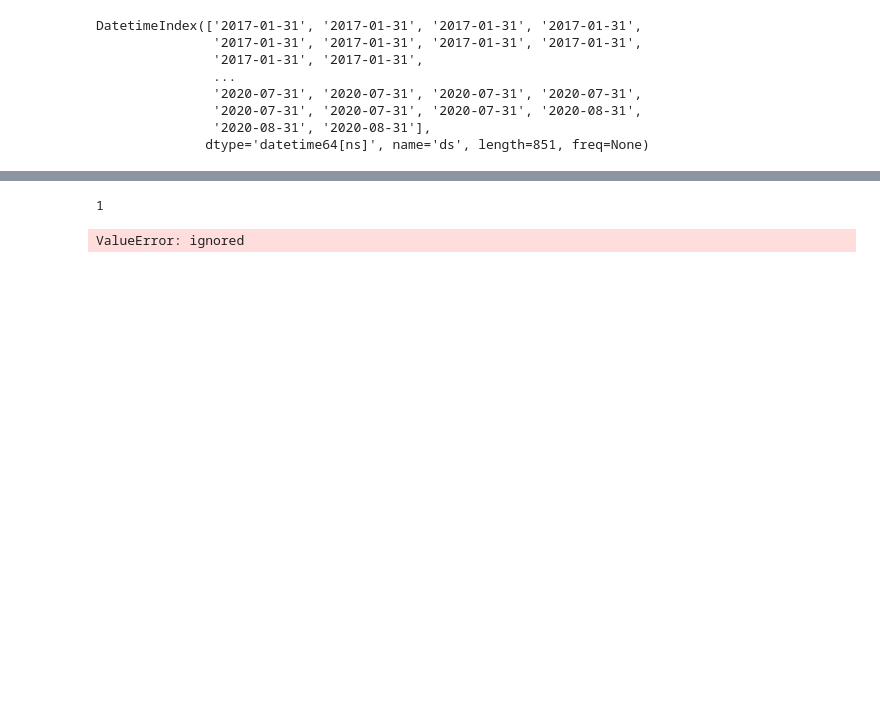
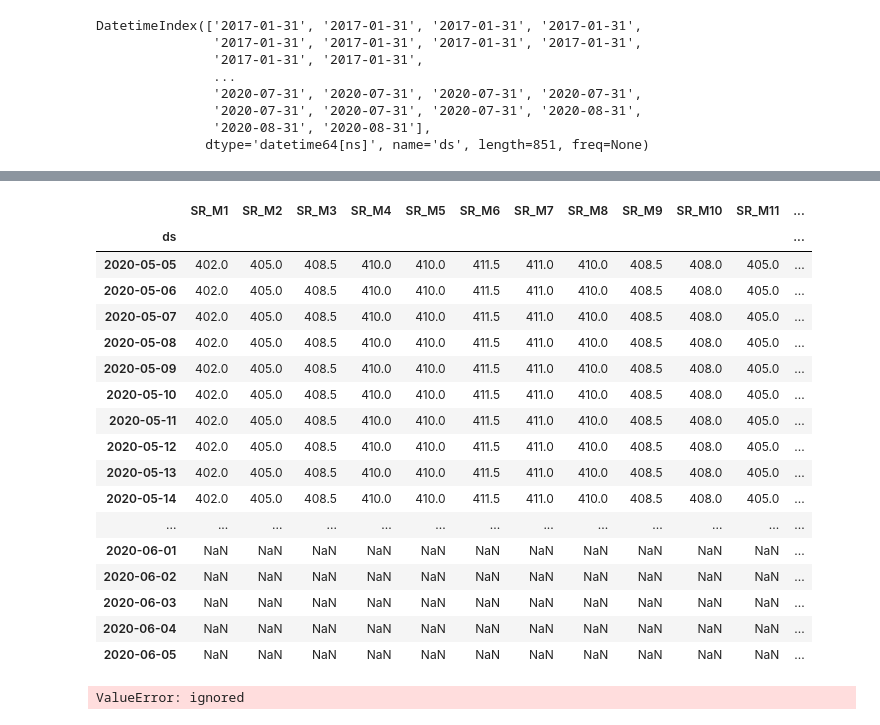
Before and after one commit to MateoPeri/steel-scrap-predictor, a Jupyter notebook: Steel Scrap Predictor.ipynb, the cells around one changed output, grey strips where cells are left out. Drawn from its saved outputs; the diff is of its cells as text; code cells hidden in the pictures; blank space fills up the shorter version.

```diff
--- a/Steel Scrap Predictor.ipynb
+++ b/Steel Scrap Predictor.ipynb
@@ -267,14 +269,29 @@ future.groupby([future.index.month]).first()
 
 def fill_future(d, end):
   d = d.copy()
-  d2 = d.loc[d.index > end]
-  for m in d.index.to_period('M').to_timestamp('M'):
-    print(m)
-  #for m in d2.resample('M').count():
-  #  print(m)
+  d2 = d.loc[d.index > end].copy()
+  last = d.loc[end]
+  for n, m in list(d2.groupby([d2.index.month])):
+    print('Month', n)
+    diff = n - end.month
+    print('Diff', diff)
+    if diff == 0:
+      m = last
+    elif diff <= 15:
+      m = d.loc[end, 'M'+diff]
+    else:
+      raise ValueError('Trying to predict more than 15 months!')
+      return
+
+    print(d2.loc[d2.index.month == n, :].head())
+    d2.loc[d2.index.month == n, :] = m[d2.columns].values
+    print(d2.loc[d2.index.month == n].head())
+
+    break
   d.loc[d.index > end] = d2
   return d
 
-fill_future(future, df_pred.ds.values[-1])
-1
+full_future = fill_future(future, df_pred.ds.iloc[-1])
+
+full_future.tail(91).head(32)
 # %% [output]
@@ -298,4 +318,21 @@ fill_future(future, df_pred.ds.values[-1])
-1
+|  | SR_M1 | SR_M2 | SR_M3 | SR_M4 | SR_M5 | SR_M6 | SR_M7 | SR_M8 | SR_M9 | SR_M10 | SR_M11 | ... |
+| ds |  |  |  |  |  |  |  |  |  |  |  | ... |
+| 2020-05-05 | 402.0 | 405.0 | 408.5 | 410.0 | 410.0 | 411.5 | 411.0 | 410.0 | 408.5 | 408.0 | 405.0 | ... |
+| 2020-05-06 | 402.0 | 405.0 | 408.5 | 410.0 | 410.0 | 411.5 | 411.0 | 410.0 | 408.5 | 408.0 | 405.0 | ... |
+| 2020-05-07 | 402.0 | 405.0 | 408.5 | 410.0 | 410.0 | 411.5 | 411.0 | 410.0 | 408.5 | 408.0 | 405.0 | ... |
+| 2020-05-08 | 402.0 | 405.0 | 408.5 | 410.0 | 410.0 | 411.5 | 411.0 | 410.0 | 408.5 | 408.0 | 405.0 | ... |
+| 2020-05-09 | 402.0 | 405.0 | 408.5 | 410.0 | 410.0 | 411.5 | 411.0 | 410.0 | 408.5 | 408.0 | 405.0 | ... |
+| 2020-05-10 | 402.0 | 405.0 | 408.5 | 410.0 | 410.0 | 411.5 | 411.0 | 410.0 | 408.5 | 408.0 | 405.0 | ... |
+| 2020-05-11 | 402.0 | 405.0 | 408.5 | 410.0 | 410.0 | 411.5 | 411.0 | 410.0 | 408.5 | 408.0 | 405.0 | ... |
+| 2020-05-12 | 402.0 | 405.0 | 408.5 | 410.0 | 410.0 | 411.5 | 411.0 | 410.0 | 408.5 | 408.0 | 405.0 | ... |
+| 2020-05-13 | 402.0 | 405.0 | 408.5 | 410.0 | 410.0 | 411.5 | 411.0 | 410.0 | 408.5 | 408.0 | 405.0 | ... |
+| 2020-05-14 | 402.0 | 405.0 | 408.5 | 410.0 | 410.0 | 411.5 | 411.0 | 410.0 | 408.5 | 408.0 | 405.0 | ... |
+| ... | ... | ... | ... | ... | ... | ... | ... | ... | ... | ... | ... | ... |
+| 2020-06-01 | NaN | NaN | NaN | NaN | NaN | NaN | NaN | NaN | NaN | NaN | NaN | ... |
+| 2020-06-02 | NaN | NaN | NaN | NaN | NaN | NaN | NaN | NaN | NaN | NaN | NaN | ... |
+| 2020-06-03 | NaN | NaN | NaN | NaN | NaN | NaN | NaN | NaN | NaN | NaN | NaN | ... |
+| 2020-06-04 | NaN | NaN | NaN | NaN | NaN | NaN | NaN | NaN | NaN | NaN | NaN | ... |
+| 2020-06-05 | NaN | NaN | NaN | NaN | NaN | NaN | NaN | NaN | NaN | NaN | NaN | ... |
 # %%
 future_forecast = model.predict(future)
 fig = model.plot(future_forecast)
```
Also changed, not shown: parts of 11 cells of this notebook.
